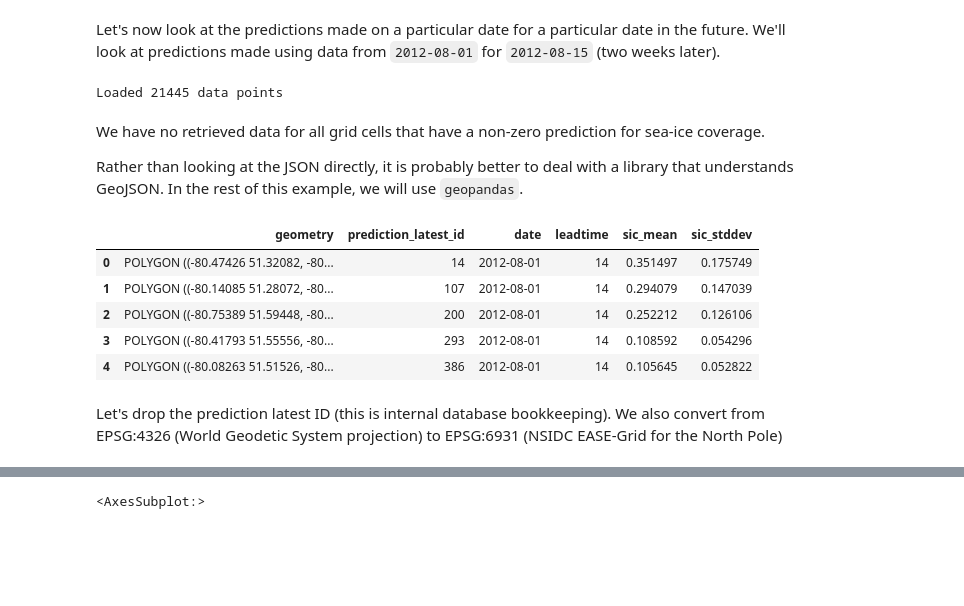
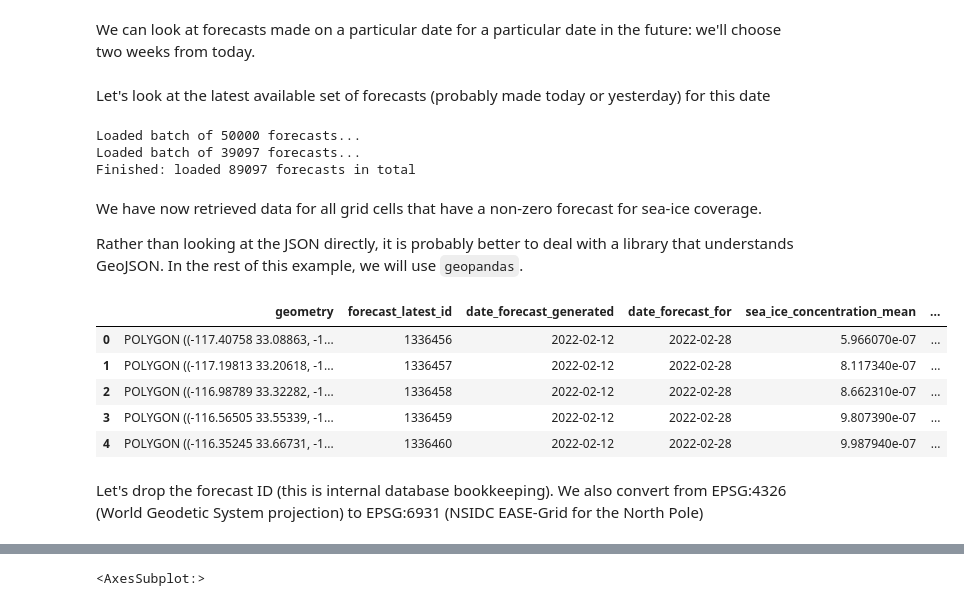
Before and after one commit to alan-turing-institute/IceNetOGCAPI, a Jupyter notebook: examples/api-usage.ipynb, the cells around one changed output, grey strips where cells are left out. Cells and saved outputs as stored; diff of their text form; code cells hidden in the pictures; blank space fills up the shorter version.

```diff
--- a/examples/api-usage.ipynb
+++ b/examples/api-usage.ipynb
@@ -47,6 +57,6 @@ and here we can see the available, query-able columns
 # %%
-# Get predictions for a particular date (limited to first 10 by default)
-response = requests.get(f"{api_base_url}/collections/predictions/items?date=2012-08-01")
+# Get the latest available forecasts (limited to first 10 by default)
+response = requests.get(f"{api_base_url}/collections/north_forecasts/items")
 # %%
 # Take a look at the available features
 response.json()["features"]
@@ -70,4 +80,3 @@ response.json()["features"]
   'id': 10}]
 # %% [markdown]
-Let's now look at the predictions made on a particular date for a particular date in the future.
-We'll look at predictions made using data from `2012-08-01` for `2012-08-15` (two weeks later).
+We can look at forecasts made on a particular date for a particular date in the future: we'll choose two weeks from today.
@@ -74,26 +86,41 @@ We'll look at predictions made using data from `2012-08-01` for `2012-08-15` (tw
+# %% [markdown]
+Let's look at the latest available set of forecasts (probably made today or yesterday) for this date
 # %%
-# Get predictions for a particular date (limited to first 10 by default)
-response = requests.get(f"{api_base_url}/collections/predictions/items?date=2012-08-01&leadtime=14&limit=999999")
-print(f"Loaded {len(response.json()['features'])} data points")
+# As Azure has a hard-coded 230s timeout we must retrieve the results in batches
+batch_size = 50000
+n_data_points = batch_size
+start_index = 0
+
+# In order to retrieve all the results we keep making requests until the API stops returning new data
+responses = []
+while n_data_points == batch_size:
+    response = requests.get(f"{api_base_url}/collections/north_forecasts/items?date_forecast_for={target_date}&startindex={start_index}&limit={batch_size}")
+    n_data_points = len(response.json()['features'])
+    responses.append(response)
+    start_index += batch_size
+    print(f"Loaded batch of {n_data_points} forecasts...")
+print(f"Finished: loaded {sum([len(r.json()['features']) for r in responses])} forecasts in total")
 # %% [output]
-Loaded 21445 data points
+Loaded batch of 50000 forecasts...
+Loaded batch of 39097 forecasts...
+Finished: loaded 89097 forecasts in total
 # %% [markdown]
-We have no retrieved data for all grid cells that have a non-zero prediction for sea-ice coverage.
+We have now retrieved data for all grid cells that have a non-zero forecast for sea-ice coverage.
 
 Rather than looking at the JSON directly, it is probably better to deal with a library that understands GeoJSON.
 In the rest of this example, we will use `geopandas`.
 # %%
 # Look at the first few rows of data
-geodata = gpd.GeoDataFrame.from_features(response.json(), crs="EPSG:4326")
+geodata = pd.concat([gpd.GeoDataFrame.from_features(r.json(), crs="EPSG:4326") for r in responses])
 geodata.head()
 # %% [output]
-|  | geometry | prediction_latest_id | date | leadtime | sic_mean | sic_stddev |
-| 0 | POLYGON ((-80.47426 51.32082, -80... | 14 | 2012-08-01 | 14 | 0.351497 | 0.175749 |
-| 1 | POLYGON ((-80.14085 51.28072, -80... | 107 | 2012-08-01 | 14 | 0.294079 | 0.147039 |
-| 2 | POLYGON ((-80.75389 51.59448, -80... | 200 | 2012-08-01 | 14 | 0.252212 | 0.126106 |
-| 3 | POLYGON ((-80.41793 51.55556, -80... | 293 | 2012-08-01 | 14 | 0.108592 | 0.054296 |
-| 4 | POLYGON ((-80.08263 51.51526, -80... | 386 | 2012-08-01 | 14 | 0.105645 | 0.052822 |
+|  | geometry | forecast_latest_id | date_forecast_generated | date_forecast_for | sea_ice_concentration_mean | ... |
+| 0 | POLYGON ((-117.40758 33.08863, -1... | 1336456 | 2022-02-12 | 2022-02-28 | 5.966070e-07 | ... |
+| 1 | POLYGON ((-117.19813 33.20618, -1... | 1336457 | 2022-02-12 | 2022-02-28 | 8.117340e-07 | ... |
+| 2 | POLYGON ((-116.98789 33.32282, -1... | 1336458 | 2022-02-12 | 2022-02-28 | 8.662310e-07 | ... |
+| 3 | POLYGON ((-116.56505 33.55339, -1... | 1336459 | 2022-02-12 | 2022-02-28 | 9.807390e-07 | ... |
+| 4 | POLYGON ((-116.35245 33.66731, -1... | 1336460 | 2022-02-12 | 2022-02-28 | 9.987940e-07 | ... |
 # %% [markdown]
-Let's drop the prediction latest ID (this is internal database bookkeeping).
+Let's drop the forecast ID (this is internal database bookkeeping).
 We also convert from EPSG:4326 (World Geodetic System projection) to EPSG:6931 (NSIDC EASE-Grid for the North Pole)
 # %%
```
Also changed, not shown: parts of 10 cells of this notebook.
